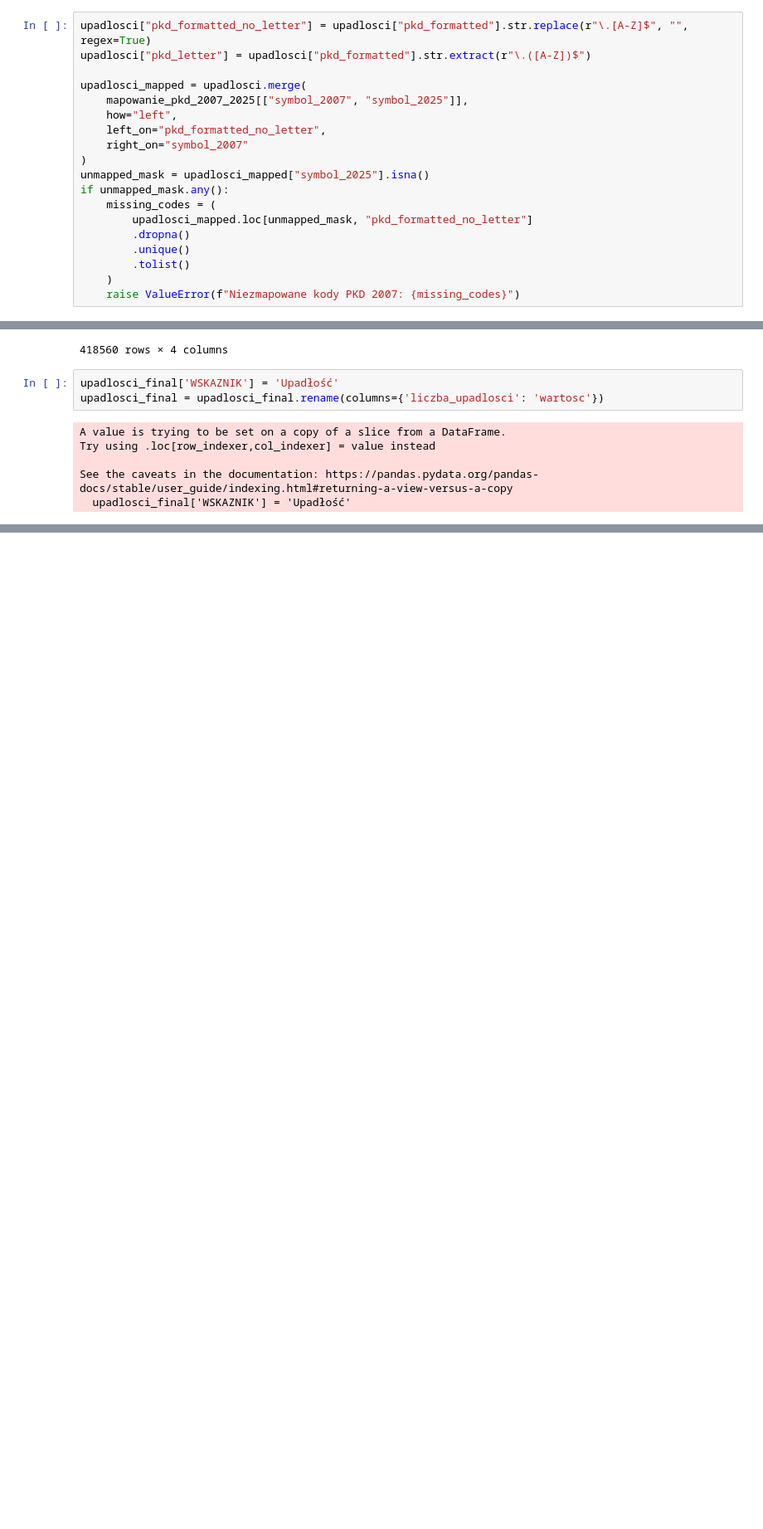
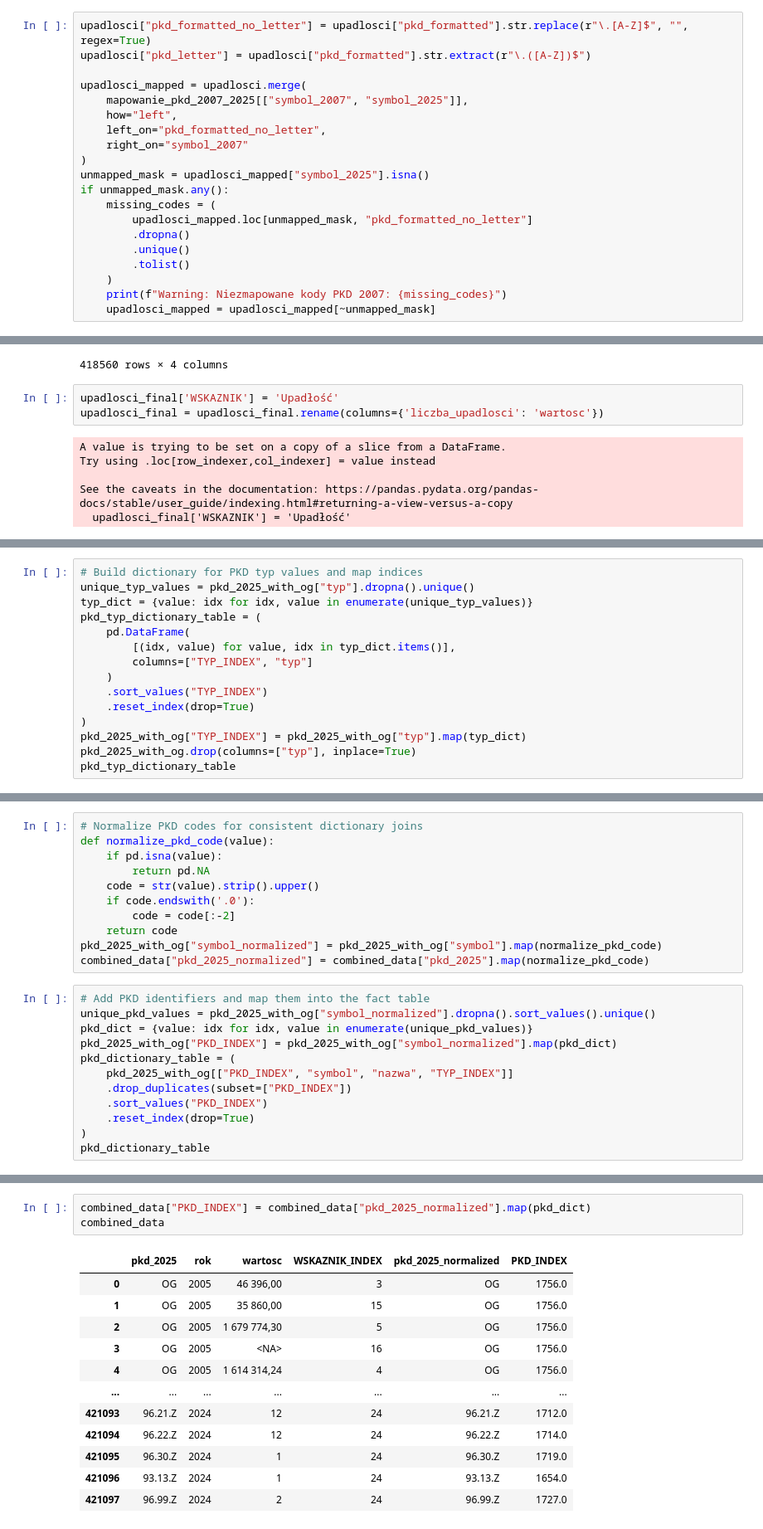
Before and after one commit to jan-chlebek/HackNation2025-Hackaton, a Jupyter notebook: data-processing/data-processing.ipynb, the cells around one changed output, grey strips where cells are left out. Shown at 83% size. Saved outputs shown, nothing was run; the diff lists cells and outputs as text; blank space fills up the shorter version.

```diff
--- a/data-processing/data-processing.ipynb
+++ b/data-processing/data-processing.ipynb
@@ -80,5 +80,6 @@ if unmapped_mask.any():
         .unique()
         .tolist()
     )
-    raise ValueError(f"Niezmapowane kody PKD 2007: {missing_codes}")
+    print(f"Warning: Niezmapowane kody PKD 2007: {missing_codes}")
+    upadlosci_mapped = upadlosci_mapped[~unmapped_mask]
 # %% [output]
@@ -202,0 +270,15 @@ combined_data
+# %%
+# Build dictionary for PKD typ values and map indices
+unique_typ_values = pkd_2025_with_og["typ"].dropna().unique()
+typ_dict = {value: idx for idx, value in enumerate(unique_typ_values)}
+pkd_typ_dictionary_table = (
+    pd.DataFrame(
+        [(idx, value) for value, idx in typ_dict.items()],
+        columns=["TYP_INDEX", "typ"]
+    )
+    .sort_values("TYP_INDEX")
+    .reset_index(drop=True)
+)
+pkd_2025_with_og["TYP_INDEX"] = pkd_2025_with_og["typ"].map(typ_dict)
+pkd_2025_with_og.drop(columns=["typ"], inplace=True)
+pkd_typ_dictionary_table
@@ -202,0 +309,23 @@ combined_data
+# %%
+# Normalize PKD codes for consistent dictionary joins
+def normalize_pkd_code(value):
+    if pd.isna(value):
+        return pd.NA
+    code = str(value).strip().upper()
+    if code.endswith('.0'):
+        code = code[:-2]
+    return code
+pkd_2025_with_og["symbol_normalized"] = pkd_2025_with_og["symbol"].map(normalize_pkd_code)
+combined_data["pkd_2025_normalized"] = combined_data["pkd_2025"].map(normalize_pkd_code)
+# %%
+# Add PKD identifiers and map them into the fact table
+unique_pkd_values = pkd_2025_with_og["symbol_normalized"].dropna().sort_values().unique()
+pkd_dict = {value: idx for idx, value in enumerate(unique_pkd_values)}
+pkd_2025_with_og["PKD_INDEX"] = pkd_2025_with_og["symbol_normalized"].map(pkd_dict)
+pkd_dictionary_table = (
+    pkd_2025_with_og[["PKD_INDEX", "symbol", "nazwa", "TYP_INDEX"]]
+    .drop_duplicates(subset=["PKD_INDEX"])
+    .sort_values("PKD_INDEX")
+    .reset_index(drop=True)
+)
+pkd_dictionary_table
@@ -202,0 +346,16 @@ combined_data
+# %%
+combined_data["PKD_INDEX"] = combined_data["pkd_2025_normalized"].map(pkd_dict)
+combined_data
+# %% [output]
+|  | pkd_2025 | rok | wartosc | WSKAZNIK_INDEX | pkd_2025_normalized | PKD_INDEX |
+| 0 | OG | 2005 | 46 396,00 | 3 | OG | 1756.0 |
+| 1 | OG | 2005 | 35 860,00 | 15 | OG | 1756.0 |
+| 2 | OG | 2005 | 1 679 774,30 | 5 | OG | 1756.0 |
+| 3 | OG | 2005 | <NA> | 16 | OG | 1756.0 |
+| 4 | OG | 2005 | 1 614 314,24 | 4 | OG | 1756.0 |
+| ... | ... | ... | ... | ... | ... | ... |
+| 421093 | 96.21.Z | 2024 | 12 | 24 | 96.21.Z | 1712.0 |
+| 421094 | 96.22.Z | 2024 | 12 | 24 | 96.22.Z | 1714.0 |
+| 421095 | 96.30.Z | 2024 | 1 | 24 | 96.30.Z | 1719.0 |
+| 421096 | 93.13.Z | 2024 | 1 | 24 | 93.13.Z | 1654.0 |
+| 421097 | 96.99.Z | 2024 | 2 | 24 | 96.99.Z | 1727.0 |
```
Also changed, not shown: parts of 15 cells of this notebook, 4 other files.
